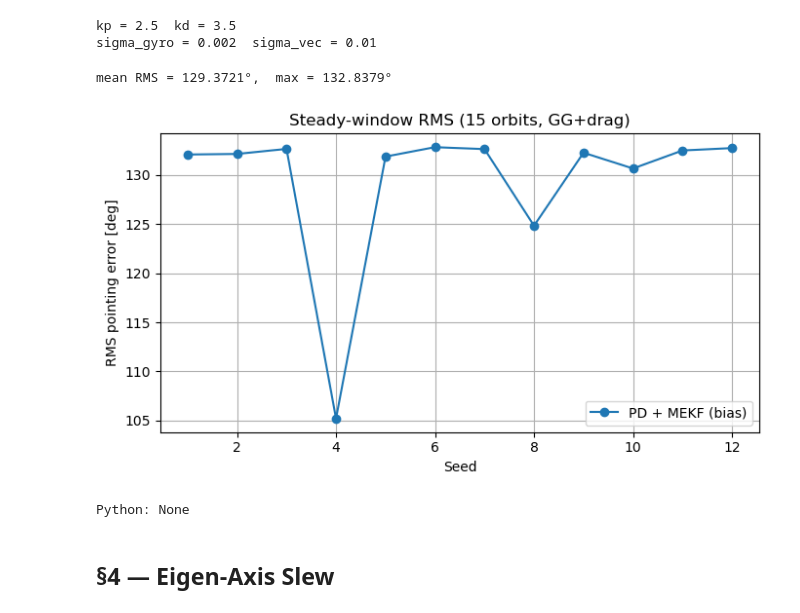
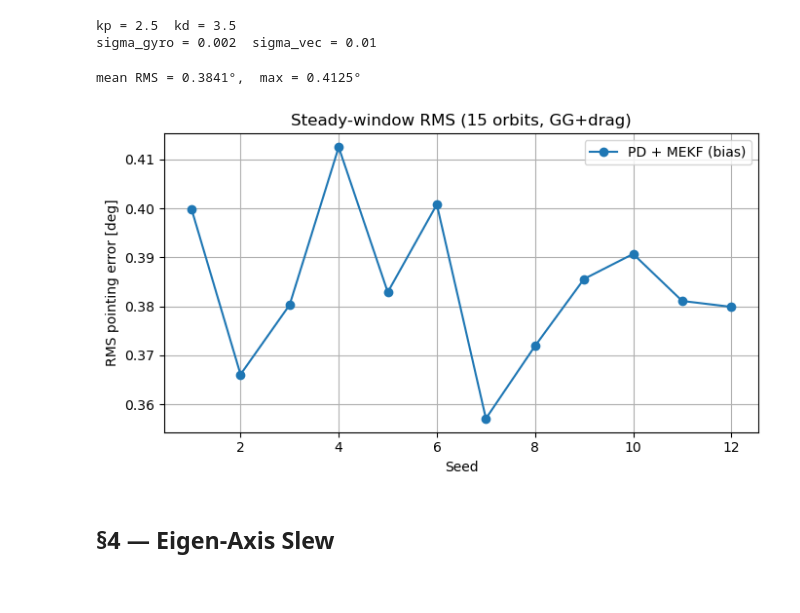
Before and after one commit to ATG218/spacecraft-adcs-course, a Jupyter notebook: report4/report4.ipynb, the cells around one changed output. Saved outputs shown, nothing was run; the diff lists cells and outputs as text; code cells hidden in the pictures.

```diff
--- a/report4/report4.ipynb
+++ b/report4/report4.ipynb
@@ -742,36 +742,35 @@ sigma_gyro = 0.002  sigma_vec = 0.01
 # %%
 T_orbit_s = 2pi / cfg.mean_motion_rad_s
 n_orbits  = 15
 T_mc      = n_orbits * T_orbit_s
 Nseeds    = 12
 rms_pd    = Float64[]
 
 for s in 1:Nseeds
     rng    = MersenneTwister(100 + s)
-    q0     = Vector(random_quat_max_angle(deg2rad(90)))
+    q0     = Vector(random_quat_max_angle(rng, deg2rad(90)))
     omega0 = 0.02 .* randn(rng, 3)
     rho0   = 0.01 .* cfg.rho_rw_max .* randn(rng, 3)
     sol    = simulate_closed_loop(
         cfg;
         Tfinal=T_mc, dt=dt_ctrl, q0=q0, omega0=omega0, rho0=rho0, qd=qd,
         g=g_pd, sigma_gyro=sigma_gyro, sigma_vec=sigma_vec, V_mekf=V_mekf, rng=rng,
         control_gyro_lpf_tau=0.5, professor_mekf=true, sigma_bias_walk=sigma_bias_walk,
     )
     push!(rms_pd, rms_steady(collect(sol.ang_hist); skip_frac=0.2))
 end
 
 println("mean RMS = ", round(mean(rms_pd), digits=4), "°,  max = ", round(maximum(rms_pd), digits=4), "°")
 
 figure(figsize=(7, 4))
 plot(1:Nseeds, rms_pd, "o-", label="PD + MEKF (bias)")
 xlabel("Seed"); ylabel("RMS pointing error [deg]")
 title("Steady-window RMS ($n_orbits orbits, GG+drag)")
 legend(); grid(true); tight_layout()
 savefig("figs/RMSpointingerror.png", bbox_inches="tight")
 # %% [output]
-mean RMS = 129.3721°,  max = 132.8379°
+mean RMS = 0.3841°,  max = 0.4125°
-[figure, old version]
+[figure, new version]
-Python: None
 # %% [markdown]
 ## §4 — Eigen-Axis Slew
 # %% [markdown]
```
Also changed, not shown: 3 other files.
